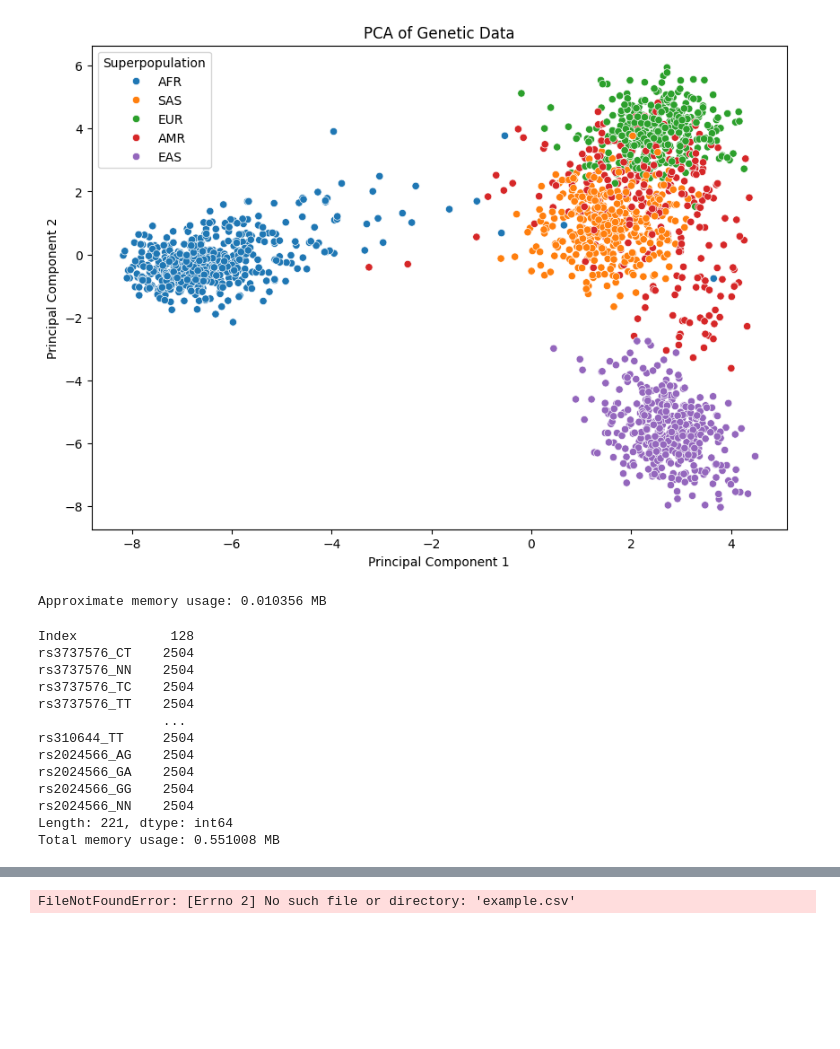
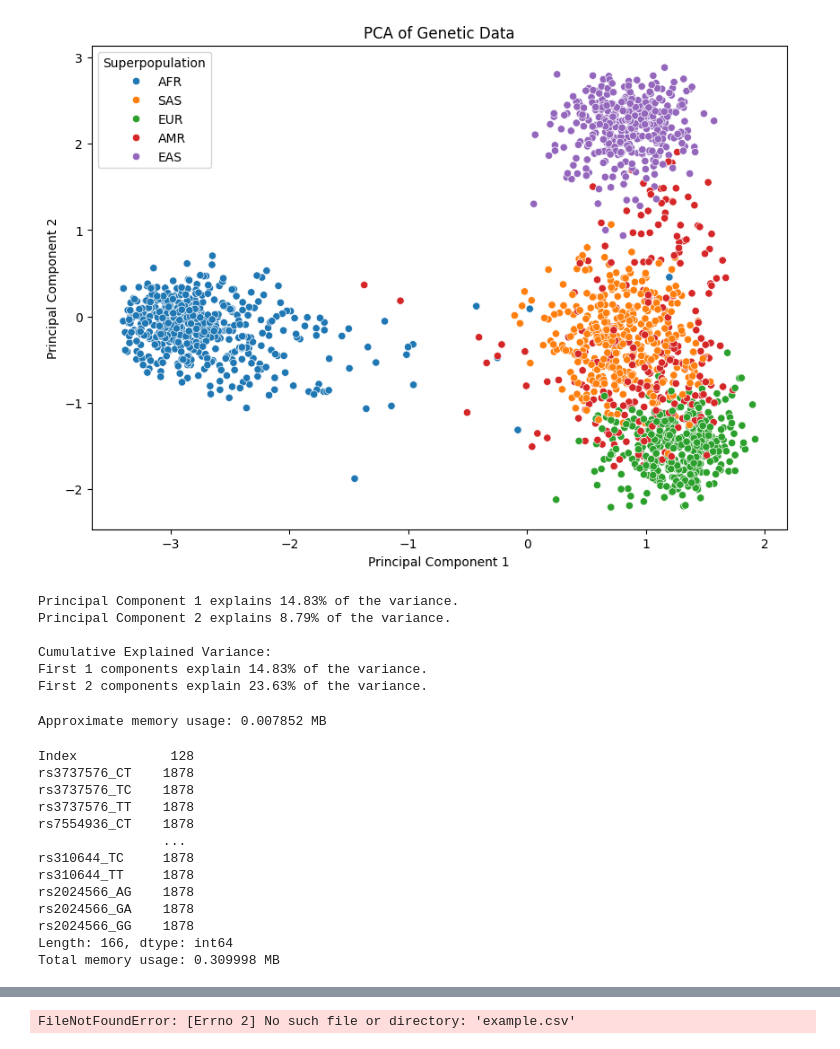
Before and after one commit to K-G-Witt/project4-team1, a Jupyter notebook: PCA.ipynb, the cells around one changed output, grey strips where cells are left out. Cells and saved outputs as stored; diff of their text form; code cells hidden in the pictures; blank space fills up the shorter version.

```diff
--- a/PCA.ipynb
+++ b/PCA.ipynb
@@ -10,7 +10,7 @@ import seaborn as sns
 from scipy.sparse import csr_matrix
 
 # Load the dataset
-file_path = './Resources/kidd_combined.csv'
+file_path = './Resources/kidd_train.csv'
 data = pd.read_csv(file_path, delimiter=',')
 # %%
 
@@ -30,37 +30,56 @@ snp_columns = [col for col in data.columns if col not in non_snp_columns]
 # One-Hot Encode the SNP columns
 X_encoded = pd.get_dummies(data_filled[snp_columns], drop_first=True)
 
 # Convert to sparse matrix = this can be deleted if unneccessary
 sparse_matrix = csr_matrix(X_encoded.values)
 
 # # Add the non-SNP columns back to the encoded DataFrame
 # clean_data_encoded = pd.concat([data[['id', 'gender', 'superpopulation']], X_encoded], axis=1)
 
 # # Drop non-numeric columns for PCA
 # X_pca = clean_data_encoded.drop(columns=['id', 'gender', 'superpopulation'])
 
 # Standardize the data
-scaler = StandardScaler(with_mean=False)
-X_scaled = scaler.fit_transform(sparse_matrix)
+# scaler = StandardScaler(with_mean=False)
+# X_scaled = scaler.fit_transform(sparse_matrix)
 
 # Apply PCA
 pca = PCA(n_components=2)  # Reduce to 2 components for visualization
-principal_components = pca.fit_transform(X_scaled)
+principal_components = pca.fit_transform(sparse_matrix)
 
 # Create a DataFrame with the principal components
 pca_df = pd.DataFrame(data=principal_components, columns=['PC1', 'PC2'])
 pca_df['superpopulation'] = data['superpopulation']
 
 # Plot the PCA results
 plt.figure(figsize=(10, 7))
 sns.scatterplot(data=pca_df, x='PC1', y='PC2', hue='superpopulation', palette='tab10')
 plt.title('PCA of Genetic Data')
 plt.xlabel('Principal Component 1')
 plt.ylabel('Principal Component 2')
 plt.legend(title='Superpopulation')
 plt.show()
 # %% [output]
-[figure, old version]
+[figure, new version]
+# %%
+explained_variance_ratio = pca.explained_variance_ratio_
+
+# Display the explained variance for each component
+for i, ratio in enumerate(explained_variance_ratio, start=1):
+    print(f"Principal Component {i} explains {ratio:.2%} of the variance.")
+
+# Alternatively, you can use the cumulative explained variance to see how much variance is explained by the first n components
+cumulative_explained_variance = explained_variance_ratio.cumsum()
+print("\nCumulative Explained Variance:")
+for i, ratio in enumerate(cumulative_explained_variance, start=1):
+    print(f"First {i} components explain {ratio:.2%} of the variance.")
+# %% [output]
+Principal Component 1 explains 14.83% of the variance.
+Principal Component 2 explains 8.79% of the variance.
+
+Cumulative Explained Variance:
+First 1 components explain 14.83% of the variance.
+First 2 components explain 23.63% of the variance.
 # %%
 # Approximate memory usage of the sparse matrix
 import sys
@@ -69,7 +88,7 @@ import sys
 matrix_memory = sys.getsizeof(sparse_matrix.data) + sys.getsizeof(sparse_matrix.indices) + sys.getsizeof(sparse_matrix.indptr)
 print(f"Approximate memory usage: {matrix_memory / 1e6} MB")
 # %% [output]
-Approximate memory usage: 0.010356 MB
+Approximate memory usage: 0.007852 MB
 # %%
 # Check memory usage of each column
 memory_usage = X_encoded.memory_usage(deep=True)
@@ -80,18 +99,18 @@ total_memory_usage = memory_usage.sum()
 print(f"Total memory usage: {total_memory_usage / 1e6} MB")
 # %% [output]
 Index            128
-rs3737576_CT    2504
-rs3737576_NN    2504
-rs3737576_TC    2504
-rs3737576_TT    2504
+rs3737576_CT    1878
+rs3737576_TC    1878
+rs3737576_TT    1878
+rs7554936_CT    1878
                 ...
-rs310644_TT     2504
-rs2024566_AG    2504
-rs2024566_GA    2504
-rs2024566_GG    2504
-rs2024566_NN    2504
-Length: 221, dtype: int64
-Total memory usage: 0.551008 MB
+rs310644_TC     1878
+rs310644_TT     1878
+rs2024566_AG    1878
+rs2024566_GA    1878
+rs2024566_GG    1878
+Length: 166, dtype: int64
+Total memory usage: 0.309998 MB
 # %%
 # Create a new PCA with 3 components, then 3d plot
 
```
Also changed, not shown: parts of 4 cells of this notebook.
